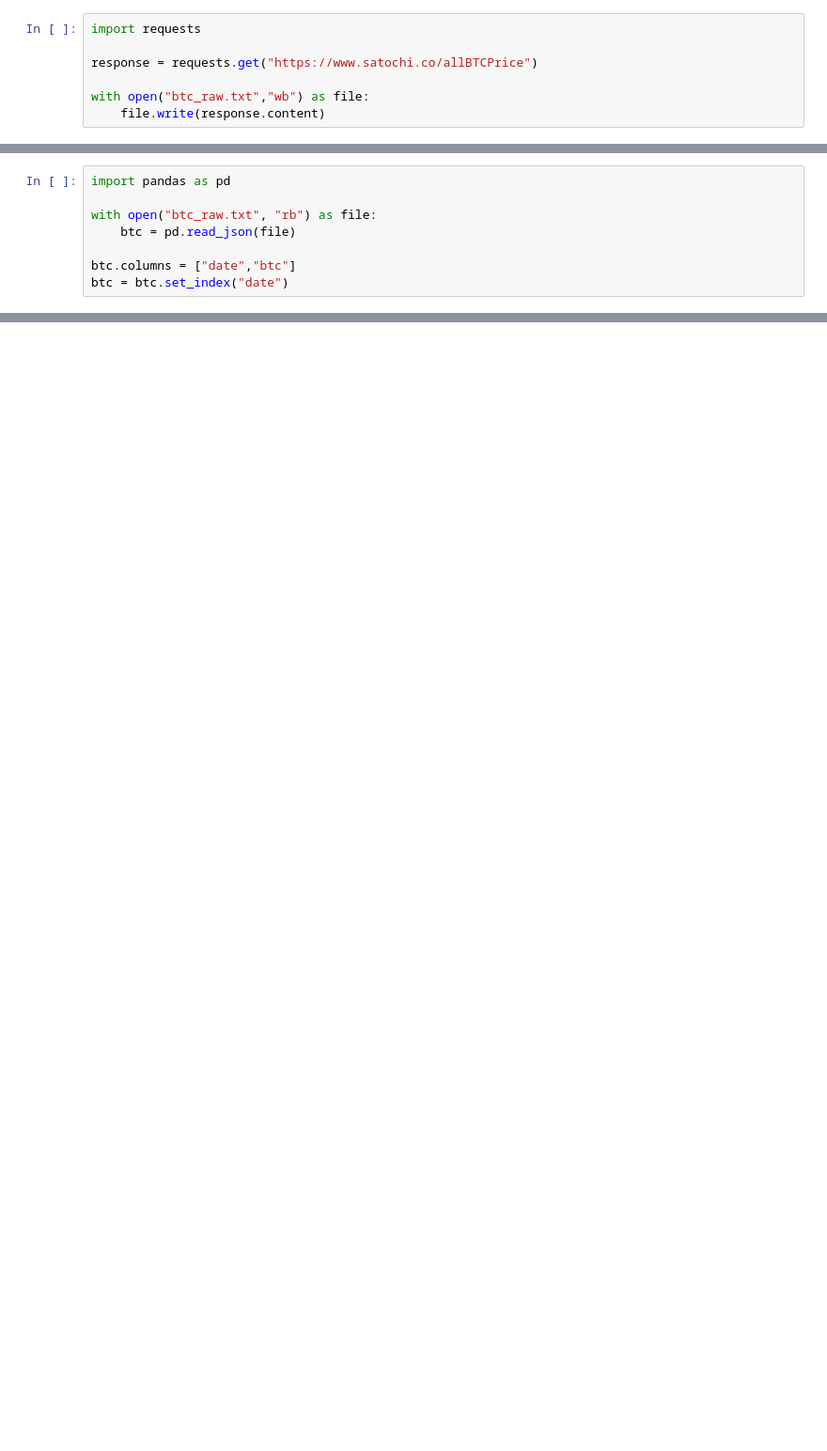
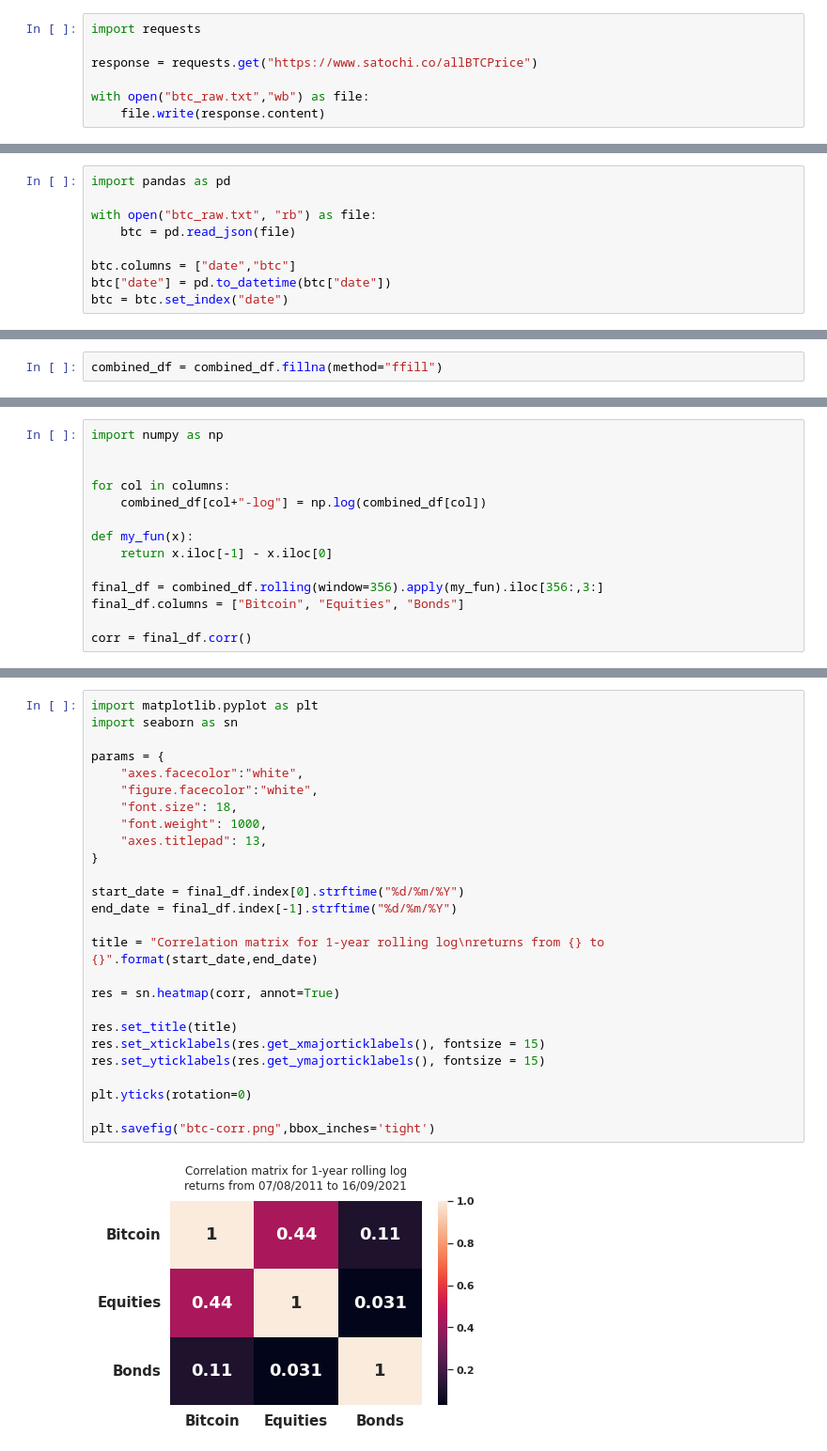
Before and after one commit to mihailthebuilder/crypto-research, a Jupyter notebook: btc.ipynb, the cells around one changed output, grey strips where cells are left out. Shown at 94% size. Drawn from its saved outputs; the diff is of its cells as text; blank space fills up the shorter version.

```diff
--- a/btc.ipynb
+++ b/btc.ipynb
@@ -16,4 +16,5 @@ with open("btc_raw.txt", "rb") as file:
     btc = pd.read_json(file)
 
 btc.columns = ["date","btc"]
+btc["date"] = pd.to_datetime(btc["date"])
 btc = btc.set_index("date")
@@ -50,0 +76,2 @@ btc
+# %%
+combined_df = combined_df.fillna(method="ffill")
@@ -50,0 +80,14 @@ btc
+# %%
+import numpy as np
+
+
+for col in columns:
+    combined_df[col+"-log"] = np.log(combined_df[col])
+
+def my_fun(x):
+    return x.iloc[-1] - x.iloc[0]
+
+final_df = combined_df.rolling(window=356).apply(my_fun).iloc[356:,3:]
+final_df.columns = ["Bitcoin", "Equities", "Bonds"]
+
+corr = final_df.corr()
@@ -50,0 +113,28 @@ btc
+# %%
+import matplotlib.pyplot as plt
+import seaborn as sn
+
+params = {
+    "axes.facecolor":"white",
+    "figure.facecolor":"white",
+    "font.size": 18,
+    "font.weight": 1000,
+    "axes.titlepad": 13,
+}
+
+start_date = final_df.index[0].strftime("%d/%m/%Y")
+end_date = final_df.index[-1].strftime("%d/%m/%Y")
+
+title = "Correlation matrix for 1-year rolling log\nreturns from {} to {}".format(start_date,end_date)
+
+res = sn.heatmap(corr, annot=True)
+
+res.set_title(title)
+res.set_xticklabels(res.get_xmajorticklabels(), fontsize = 15)
+res.set_yticklabels(res.get_ymajorticklabels(), fontsize = 15)
+
+plt.yticks(rotation=0)
+
+plt.savefig("btc-corr.png",bbox_inches='tight')
+# %% [output]
+[figure, added]
```
Also changed, not shown: parts of 17 cells of this notebook, 5 other files.
